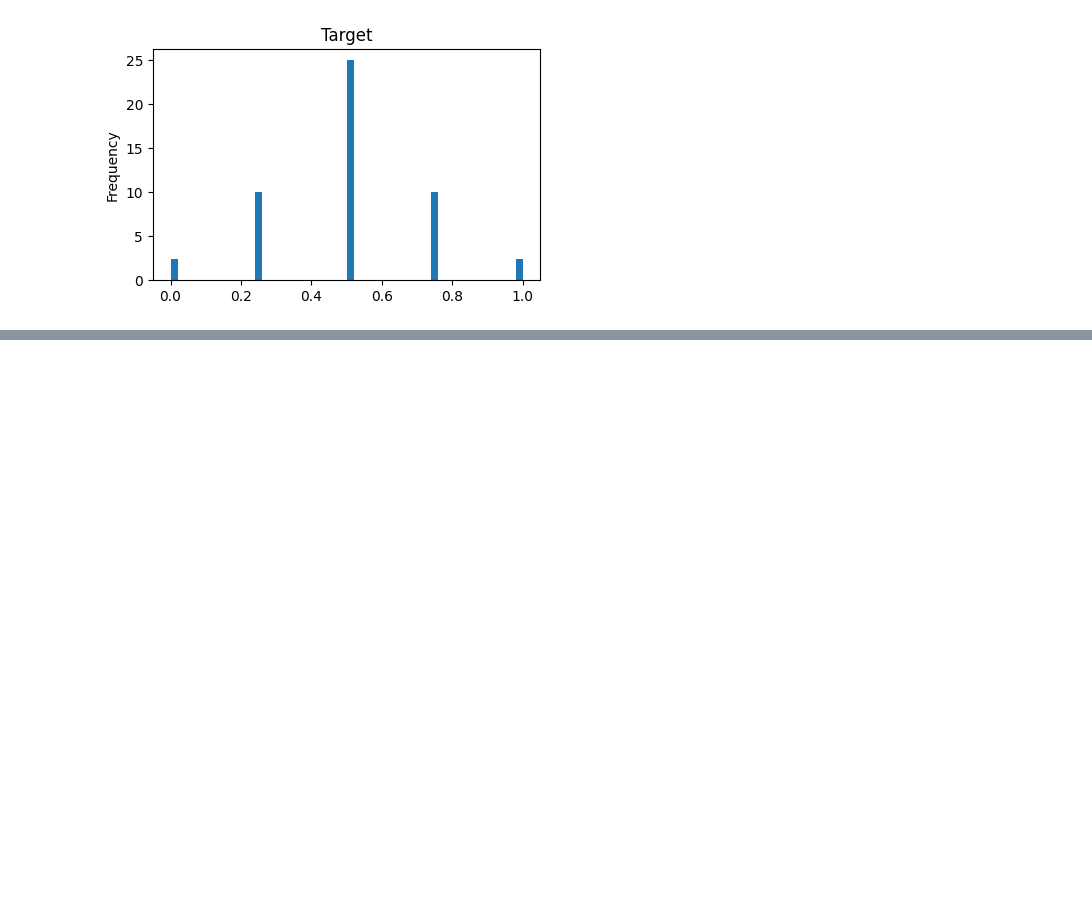
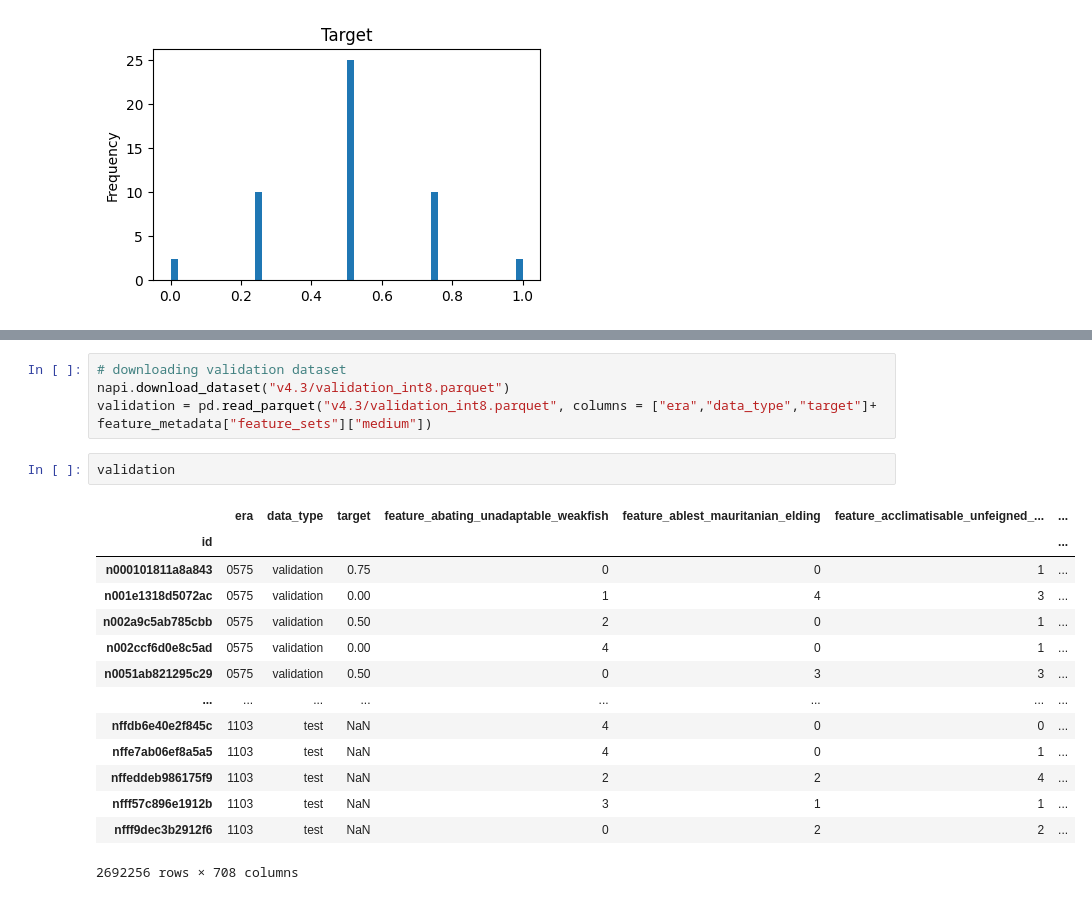
Before and after one commit to Pankaj-2003/Numerai_Models, a Jupyter notebook: numerai_first_notebook.ipynb, the cells around one changed output, grey strips where cells are left out. Drawn from its saved outputs; the diff is of its cells as text; blank space fills up the shorter version.

Commit message:
model training done and loaded validation data

```diff
--- a/numerai_first_notebook.ipynb
+++ b/numerai_first_notebook.ipynb
@@ -118,0 +113,21 @@ model.fit(train[feature_metadata["feature_sets"]["medium"]],train["target"]);
+# %%
+# downloading validation dataset
+napi.download_dataset("v4.3/validation_int8.parquet")
+validation = pd.read_parquet("v4.3/validation_int8.parquet", columns = ["era","data_type","target"]+ feature_metadata["feature_sets"]["medium"])
+# %%
+validation
+# %% [output]
+|  | era | data_type | target | feature_abating_unadaptable_weakfish | feature_ablest_mauritanian_elding | feature_acclimatisable_unfeigned_... | ... |
+| id |  |  |  |  |  |  | ... |
+| n000101811a8a843 | 0575 | validation | 0.75 | 0 | 0 | 1 | ... |
+| n001e1318d5072ac | 0575 | validation | 0.00 | 1 | 4 | 3 | ... |
+| n002a9c5ab785cbb | 0575 | validation | 0.50 | 2 | 0 | 1 | ... |
+| n002ccf6d0e8c5ad | 0575 | validation | 0.00 | 4 | 0 | 1 | ... |
+| n0051ab821295c29 | 0575 | validation | 0.50 | 0 | 3 | 3 | ... |
+| ... | ... | ... | ... | ... | ... | ... | ... |
+| nffdb6e40e2f845c | 1103 | test | NaN | 4 | 0 | 0 | ... |
+| nffe7ab06ef8a5a5 | 1103 | test | NaN | 4 | 0 | 1 | ... |
+| nffeddeb986175f9 | 1103 | test | NaN | 2 | 2 | 4 | ... |
+| nfff57c896e1912b | 1103 | test | NaN | 3 | 1 | 1 | ... |
+| nfff9dec3b2912f6 | 1103 | test | NaN | 0 | 2 | 2 | ... |
+2692256 rows × 708 columns
```
Also changed, not shown: parts of 13 cells of this notebook.
